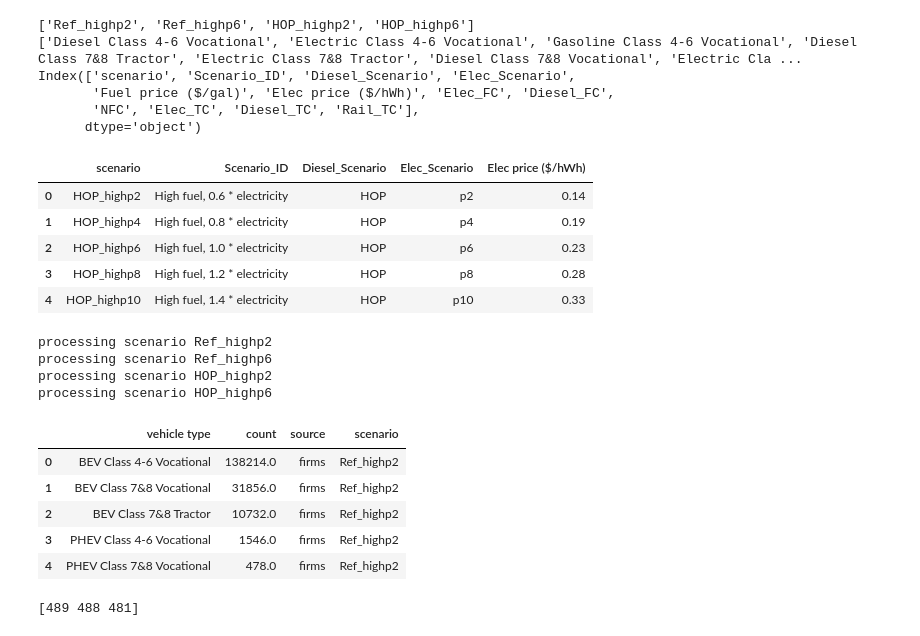
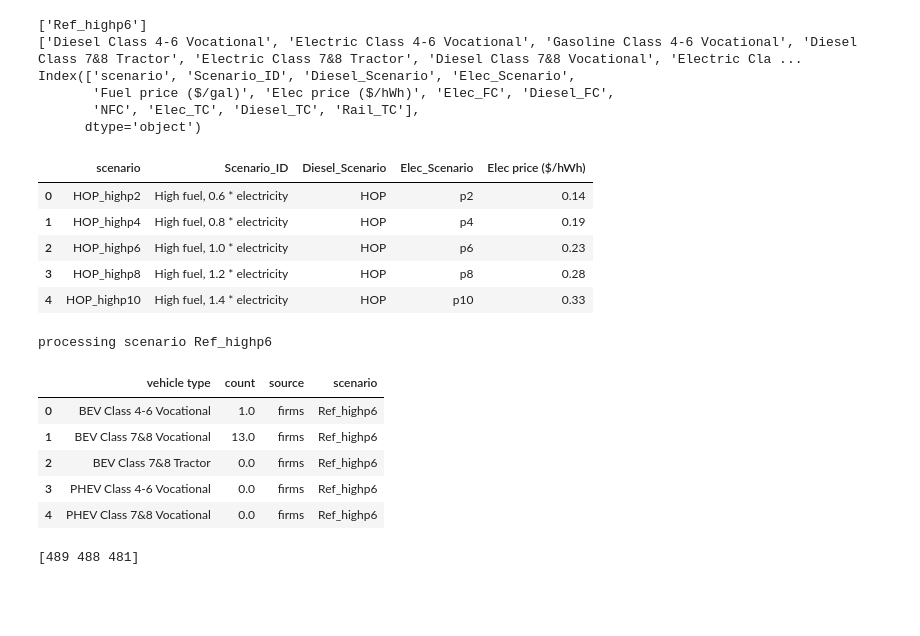
Before and after one commit to LBNL-UCB-STI/SynthFirm, a Jupyter notebook: scenario_analysis/fleet_generation/visualize_veh_tech_SA.ipynb, the cells around one changed output. Drawn from its saved outputs; the diff is of its cells as text; code cells hidden in the pictures; blank space fills up the shorter version.

```diff
--- a/scenario_analysis/fleet_generation/visualize_veh_tech_SA.ipynb
+++ b/scenario_analysis/fleet_generation/visualize_veh_tech_SA.ipynb
@@ -12,10 +12,11 @@ plt.style.use('ggplot')
 sns.set(font_scale=1.2)  # larger font
 os.chdir('/Users/xiaodanxu/Documents/SynthFirm.nosync/')
 # %%
-analysis_year = 2050
+analysis_year = 2018
 scenario_definition = read_csv('Parameter/opcost_sensitivity_analysis.csv', encoding='utf-8')
 # list_of_sc = scenario_definition['Scenario_ID'].unique()
-list_of_sc =['Ref_highp2', 'Ref_highp6', 'HOP_highp2', 'HOP_highp6']
+# list_of_sc =['Ref_highp2', 'Ref_highp6', 'HOP_highp2', 'HOP_highp6']
+list_of_sc =['Ref_highp6']
 # scenario_definition.head(5)
 print(list_of_sc)
 
@@ -28,7 +29,7 @@ scenario_definition[['scenario', 'Scenario_ID', 'Diesel_Scenario', 'Elec_Scenari
 
 scenario_definition_short.head(5)
 # %% [output]
-['Ref_highp2', 'Ref_highp6', 'HOP_highp2', 'HOP_highp6']
+['Ref_highp6']
 ['Diesel Class 4-6 Vocational', 'Electric Class 4-6 Vocational', 'Gasoline Class 4-6 Vocational', 'Diesel Class 7&8 Tractor', 'Electric Class 7&8 Tractor', 'Diesel Class 7&8 Vocational', 'Electric Cla ...
 Index(['scenario', 'Scenario_ID', 'Diesel_Scenario', 'Elec_Scenario',
        'Fuel price ($/gal)', 'Elec price ($/hWh)', 'Elec_FC', 'Diesel_FC',
@@ -76,7 +77,7 @@ def get_veh_count(data):
 out_fleet_mix = None
 for sc in list_of_sc:
     print('processing scenario ' + sc)
-    input_path = 'outputs_SF/' + str(analysis_year) + '/' + \
+    input_path = 'outputs_BayArea/' + str(analysis_year) + '/' + \
     sc + '/'
 
 #     for sc in list_of_scenarios:
@@ -105,41 +106,38 @@ for sc in list_of_sc:
 #         firm_fleet_agg = firm_fleet_agg.to_frame()
 #         firm_fleet_agg = firm_fleet_agg.reset_index()
 #         firm_fleet_agg.columns = ['vehicle_type', 'total']
 
 
 
 #         carrier_fleet_agg = carriers_with_fleet.loc[:, list_of_veh_tech].sum()
 #         carrier_fleet_agg = carrier_fleet_agg.to_frame()
 #         carrier_fleet_agg = carrier_fleet_agg.reset_index()
 #         carrier_fleet_agg.columns = ['vehicle_type', 'total']
 #         carrier_fleet_agg.loc[:, 'source'] = 'carrier'
 
 #         lease_fleet_agg = leasing_with_fleet.loc[:, list_of_veh_tech].sum()
 #         lease_fleet_agg = lease_fleet_agg.to_frame()
 #         lease_fleet_agg = lease_fleet_agg.reset_index()
 #         lease_fleet_agg.columns = ['vehicle_type', 'total']
 #         lease_fleet_agg.loc[:, 'source'] = 'lease'
 
     all_fleet_agg = pd.concat([firm_fleet_agg, carrier_fleet_agg, lease_fleet_agg])
 #     all_fleet_agg.loc[:, 'year'] = year
     all_fleet_agg.loc[:, 'scenario'] = sc
     out_fleet_mix = pd.concat([out_fleet_mix, all_fleet_agg])
 
 #         break
 #     break
 out_fleet_mix.head(5)
 # out_fleet_mix.head(5)
 # %% [output]
-processing scenario Ref_highp2
 processing scenario Ref_highp6
-processing scenario HOP_highp2
-processing scenario HOP_highp6
 |  | vehicle type | count | source | scenario |
-| 0 | BEV Class 4-6 Vocational | 138214.0 | firms | Ref_highp2 |
-| 1 | BEV Class 7&8 Vocational | 31856.0 | firms | Ref_highp2 |
-| 2 | BEV Class 7&8 Tractor | 10732.0 | firms | Ref_highp2 |
-| 3 | PHEV Class 4-6 Vocational | 1546.0 | firms | Ref_highp2 |
-| 4 | PHEV Class 7&8 Vocational | 478.0 | firms | Ref_highp2 |
+| 0 | BEV Class 4-6 Vocational | 1.0 | firms | Ref_highp6 |
+| 1 | BEV Class 7&8 Vocational | 13.0 | firms | Ref_highp6 |
+| 2 | BEV Class 7&8 Tractor | 0.0 | firms | Ref_highp6 |
+| 3 | PHEV Class 4-6 Vocational | 0.0 | firms | Ref_highp6 |
+| 4 | PHEV Class 7&8 Vocational | 0.0 | firms | Ref_highp6 |
 # %%
 print(firms_with_fleet.FAFZONE.unique())
 # %% [output]
```
Also changed, not shown: parts of 2 cells of this notebook, 5 other files.
